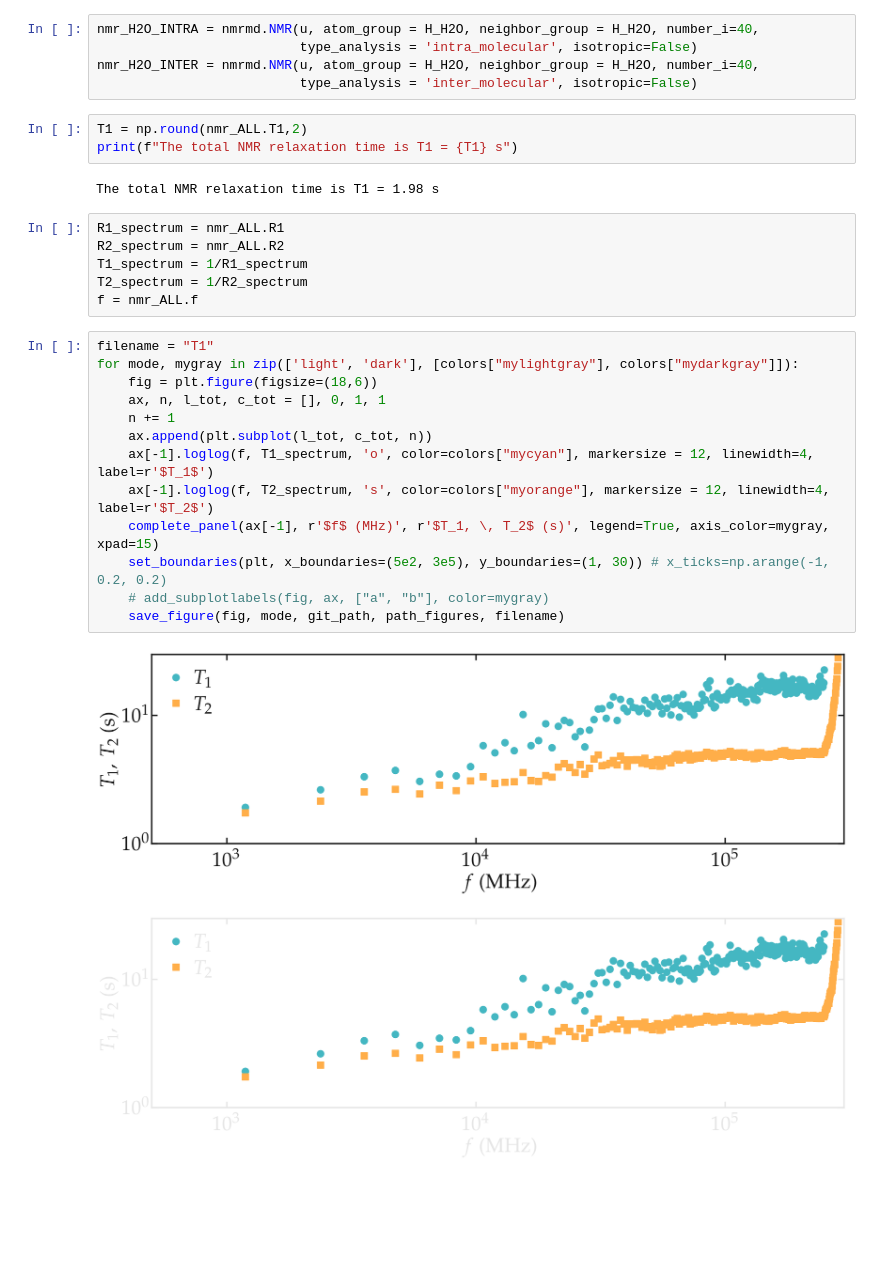
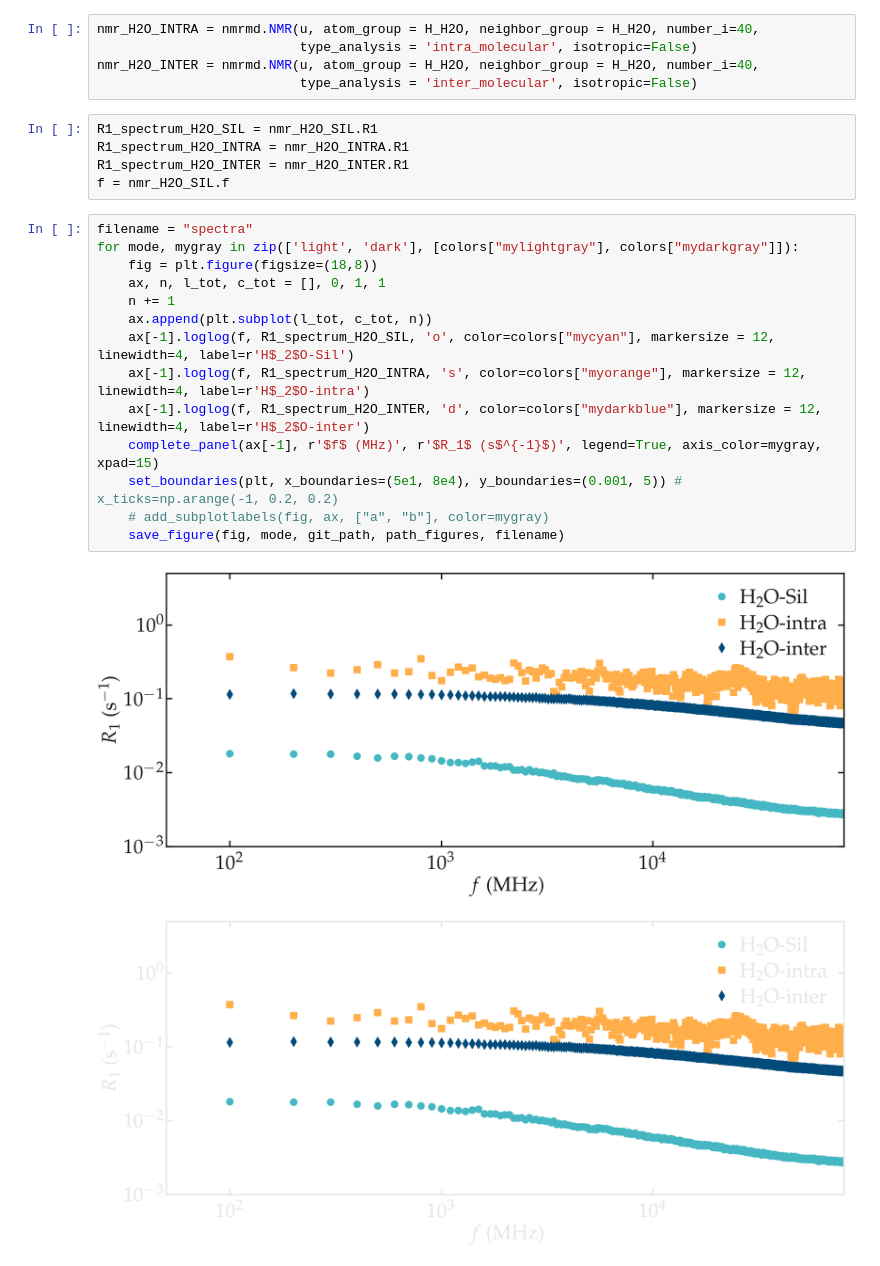
Before and after one commit to simongravelle/nmrformd, a Jupyter notebook: examples/tutorials/anisotropic-systems.ipynb, the cells around one changed output. Saved outputs shown, nothing was run; the diff lists cells and outputs as text; blank space fills up the shorter version.

```diff
--- a/examples/tutorials/anisotropic-systems.ipynb
+++ b/examples/tutorials/anisotropic-systems.ipynb
@@ -41,29 +41,24 @@ nmr_H2O_INTRA = nmrmd.NMR(u, atom_group = H_H2O, neighbor_group = H_H2O, number_
 nmr_H2O_INTER = nmrmd.NMR(u, atom_group = H_H2O, neighbor_group = H_H2O, number_i=40,
                           type_analysis = 'inter_molecular', isotropic=False)
 # %%
-T1 = np.round(nmr_ALL.T1,2)
-print(f"The total NMR relaxation time is T1 = {T1} s")
+R1_spectrum_H2O_SIL = nmr_H2O_SIL.R1
+R1_spectrum_H2O_INTRA = nmr_H2O_INTRA.R1
+R1_spectrum_H2O_INTER = nmr_H2O_INTER.R1
+f = nmr_H2O_SIL.f
-# %% [output]
-The total NMR relaxation time is T1 = 1.98 s
-# %%
-R1_spectrum = nmr_ALL.R1
-R2_spectrum = nmr_ALL.R2
-T1_spectrum = 1/R1_spectrum
-T2_spectrum = 1/R2_spectrum
-f = nmr_ALL.f
 # %%
-filename = "T1"
+filename = "spectra"
 for mode, mygray in zip(['light', 'dark'], [colors["mylightgray"], colors["mydarkgray"]]):
-    fig = plt.figure(figsize=(18,6))
+    fig = plt.figure(figsize=(18,8))
     ax, n, l_tot, c_tot = [], 0, 1, 1
     n += 1
     ax.append(plt.subplot(l_tot, c_tot, n))
-    ax[-1].loglog(f, T1_spectrum, 'o', color=colors["mycyan"], markersize = 12, linewidth=4, label=r'$T_1$')
-    ax[-1].loglog(f, T2_spectrum, 's', color=colors["myorange"], markersize = 12, linewidth=4, label=r'$T_2$')
-    complete_panel(ax[-1], r'$f$ (MHz)', r'$T_1, \, T_2$ (s)', legend=True, axis_color=mygray, xpad=15)
-    set_boundaries(plt, x_boundaries=(5e2, 3e5), y_boundaries=(1, 30)) # x_ticks=np.arange(-1, 0.2, 0.2)
+    ax[-1].loglog(f, R1_spectrum_H2O_SIL, 'o', color=colors["mycyan"], markersize = 12, linewidth=4, label=r'H$_2$O-Sil')
+    ax[-1].loglog(f, R1_spectrum_H2O_INTRA, 's', color=colors["myorange"], markersize = 12, linewidth=4, label=r'H$_2$O-intra')
+    ax[-1].loglog(f, R1_spectrum_H2O_INTER, 'd', color=colors["mydarkblue"], markersize = 12, linewidth=4, label=r'H$_2$O-inter')
+    complete_panel(ax[-1], r'$f$ (MHz)', r'$R_1$ (s$^{-1}$)', legend=True, axis_color=mygray, xpad=15)
+    set_boundaries(plt, x_boundaries=(5e1, 8e4), y_boundaries=(0.001, 5)) # x_ticks=np.arange(-1, 0.2, 0.2)
     # add_subplotlabels(fig, ax, ["a", "b"], color=mygray)
     save_figure(fig, mode, git_path, path_figures, filename)
 # %% [output]
-[figure, old version]
+[figure, new version]
-[figure, old version]
+[figure, new version]
```
Also changed, not shown: parts of 4 cells of this notebook, 3 other files.
